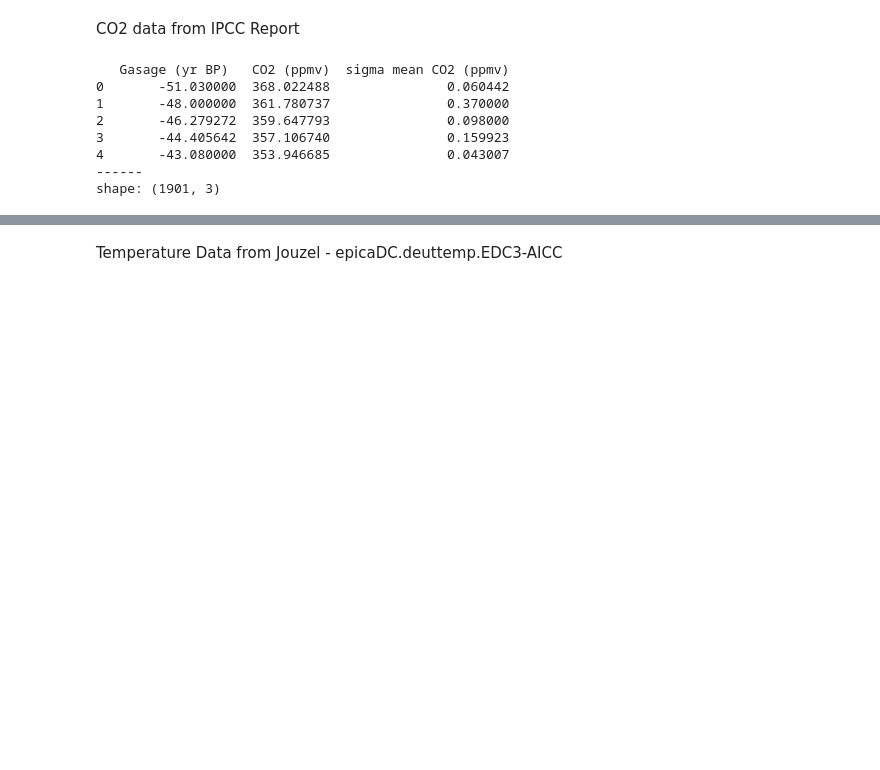
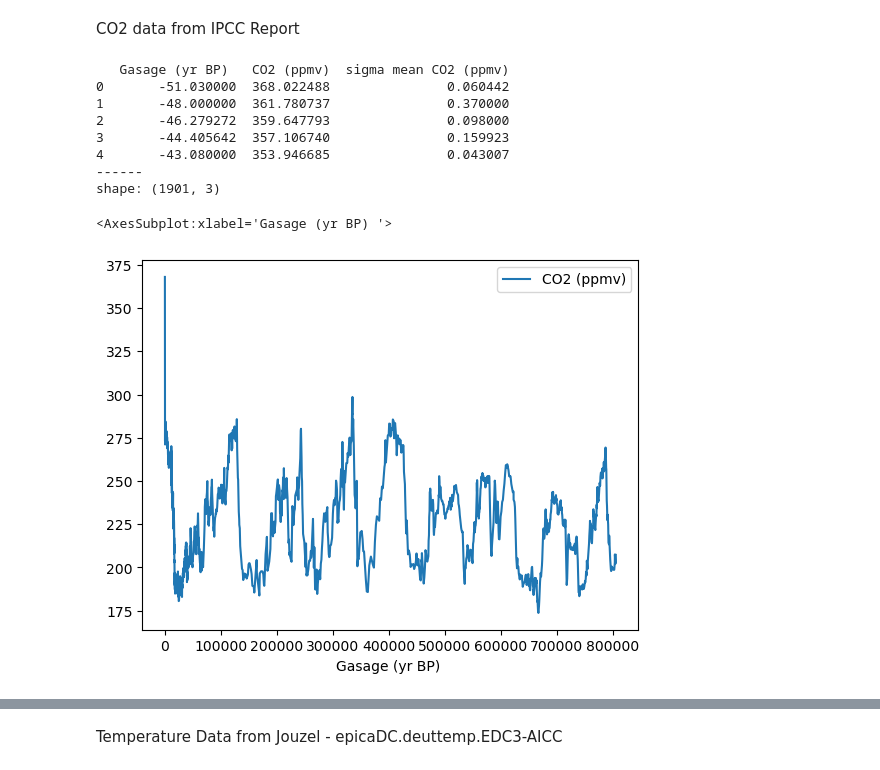
Before and after one commit to OlgaKnut/Programming-for-Data-Analysis-Project-2, a Jupyter notebook: pfda_project_2.ipynb, the cells around one changed output, grey strips where cells are left out. Cells and saved outputs as stored; diff of their text form; code cells hidden in the pictures; blank space fills up the shorter version.

```diff
--- a/pfda_project_2.ipynb
+++ b/pfda_project_2.ipynb
@@ -26,3 +49,6 @@ CO2_IPCC_df = pd.read_excel(url, sheet_name='CO2 Composite', skiprows=14, index_
+# %%
+url = 'CO2 data from IPCC Report .xls'
+CO2_IPCC_df = pd.read_excel(url, sheet_name='CO2 Composite', skiprows=14)
 # %%
 print(CO2_IPCC_df.head())
 print("------")
@@ -36,3 +62,9 @@ print("shape:", CO2_IPCC_df.shape)
 4       -43.080000  353.946685               0.043007
 ------
 shape: (1901, 3)
+# %%
+
+CO2_IPCC_df.plot(x="Gasage (yr BP) ", y="CO2 (ppmv)")
+# %% [output]
+<AxesSubplot:xlabel='Gasage (yr BP) '>
+[figure, added]
```
Also changed, not shown: parts of 25 cells of this notebook.
